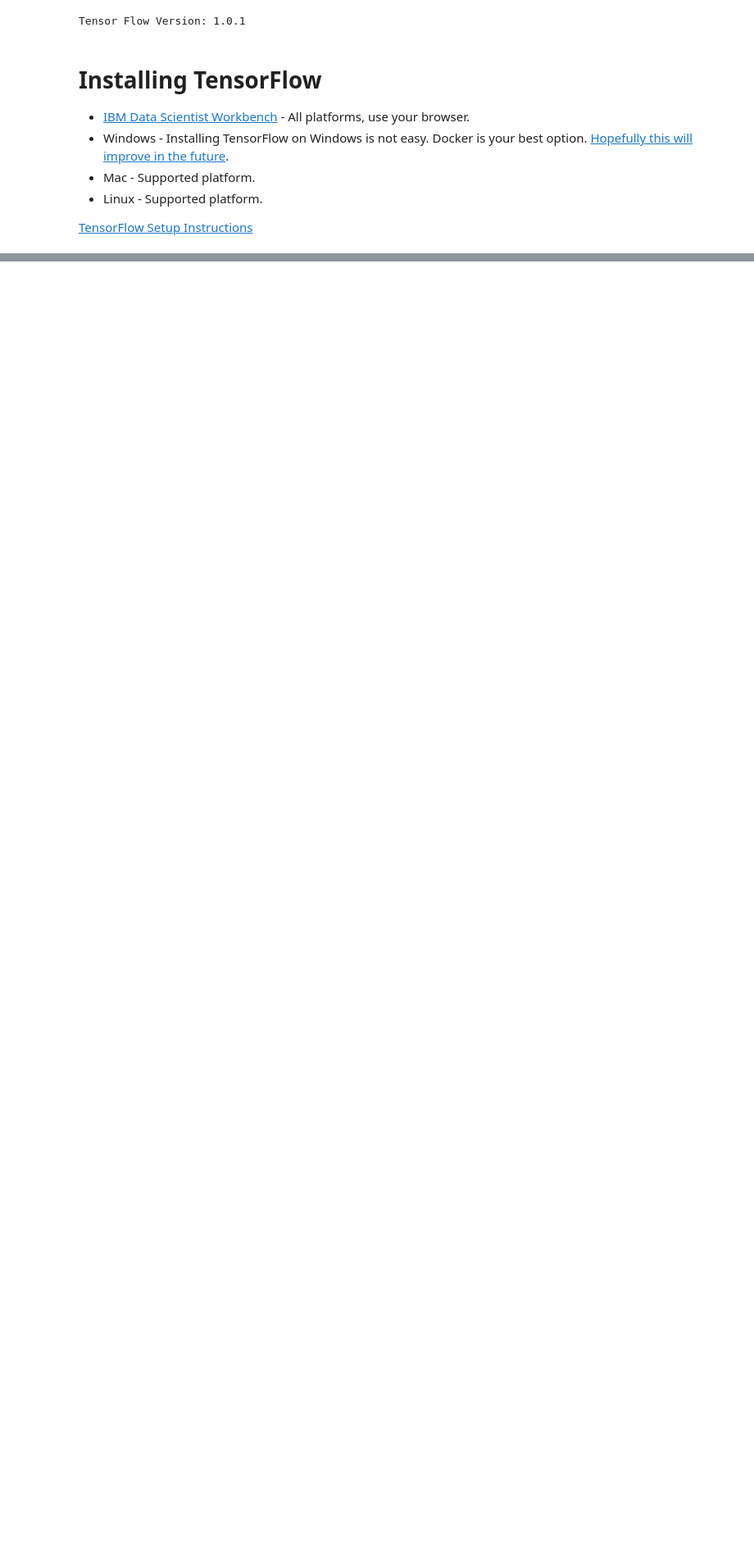
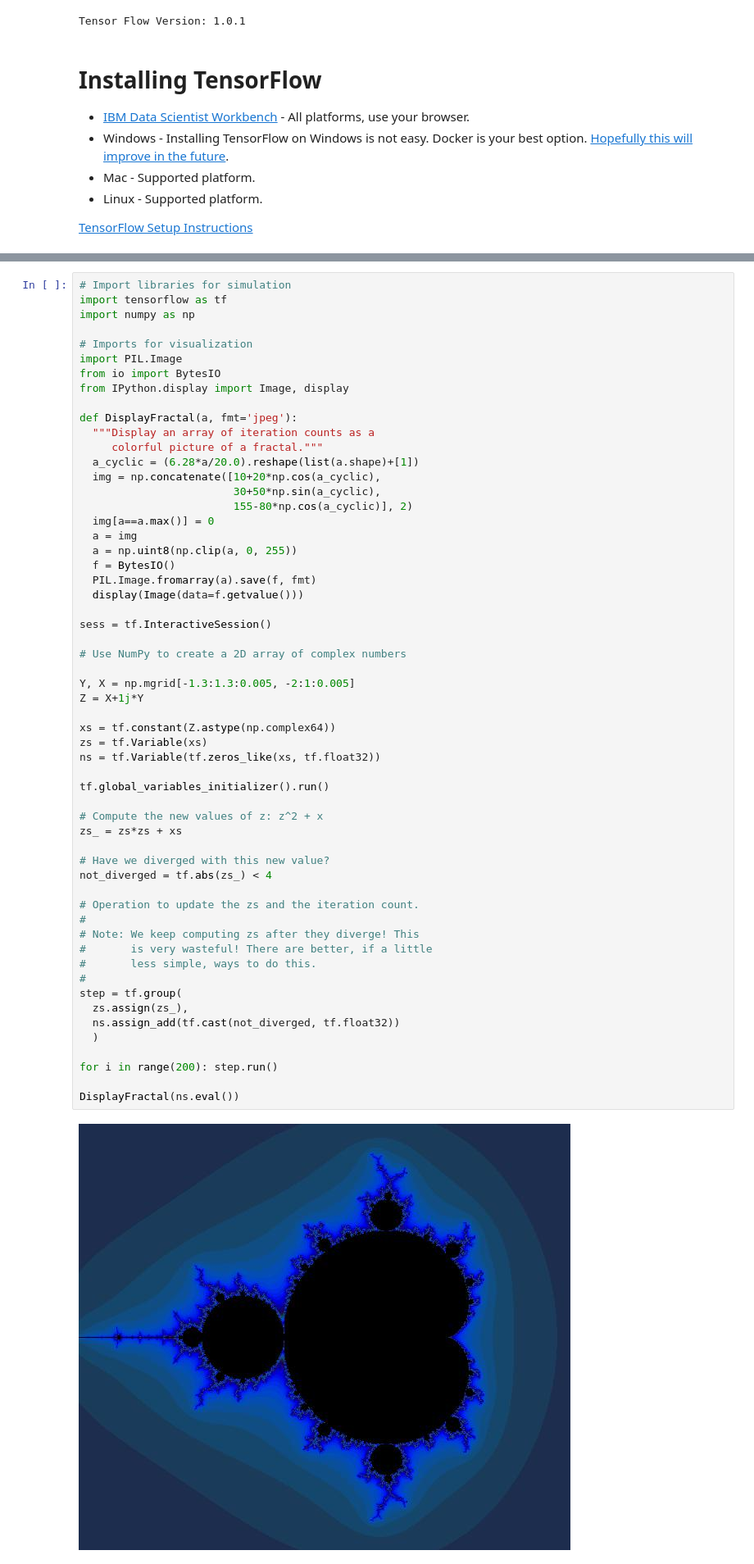
Before and after one commit to jeffheaton/t81_558_deep_learning, a Jupyter notebook: t81_558_class2_tensor_flow.ipynb, the cells around one changed output, grey strips where cells are left out. Shown at 82% size. Saved outputs shown, nothing was run; the diff lists cells and outputs as text; blank space fills up the shorter version.

```diff
--- a/t81_558_class2_tensor_flow.ipynb
+++ b/t81_558_class2_tensor_flow.ipynb
@@ -255,0 +260,59 @@ Expanding the DNN gives:
+# %%
+# Import libraries for simulation
+import tensorflow as tf
+import numpy as np
+
+# Imports for visualization
+import PIL.Image
+from io import BytesIO
+from IPython.display import Image, display
+
+def DisplayFractal(a, fmt='jpeg'):
+  """Display an array of iteration counts as a
+     colorful picture of a fractal."""
+  a_cyclic = (6.28*a/20.0).reshape(list(a.shape)+[1])
+  img = np.concatenate([10+20*np.cos(a_cyclic),
+                        30+50*np.sin(a_cyclic),
+                        155-80*np.cos(a_cyclic)], 2)
+  img[a==a.max()] = 0
+  a = img
+  a = np.uint8(np.clip(a, 0, 255))
+  f = BytesIO()
+  PIL.Image.fromarray(a).save(f, fmt)
+  display(Image(data=f.getvalue()))
+
+sess = tf.InteractiveSession()
+
+# Use NumPy to create a 2D array of complex numbers
+
+Y, X = np.mgrid[-1.3:1.3:0.005, -2:1:0.005]
+Z = X+1j*Y
+
+xs = tf.constant(Z.astype(np.complex64))
+zs = tf.Variable(xs)
+ns = tf.Variable(tf.zeros_like(xs, tf.float32))
+
+tf.global_variables_initializer().run()
+
+# Compute the new values of z: z^2 + x
+zs_ = zs*zs + xs
+
+# Have we diverged with this new value?
+not_diverged = tf.abs(zs_) < 4
+
+# Operation to update the zs and the iteration count.
+#
+# Note: We keep computing zs after they diverge! This
+#       is very wasteful! There are better, if a little
+#       less simple, ways to do this.
+#
+step = tf.group(
+  zs.assign(zs_),
+  ns.assign_add(tf.cast(not_diverged, tf.float32))
+  )
+
+for i in range(200): step.run()
+
+DisplayFractal(ns.eval())
+# %% [output]
+[figure, added]
```
Also changed, not shown: parts of 6 cells of this notebook, 1 other file.
